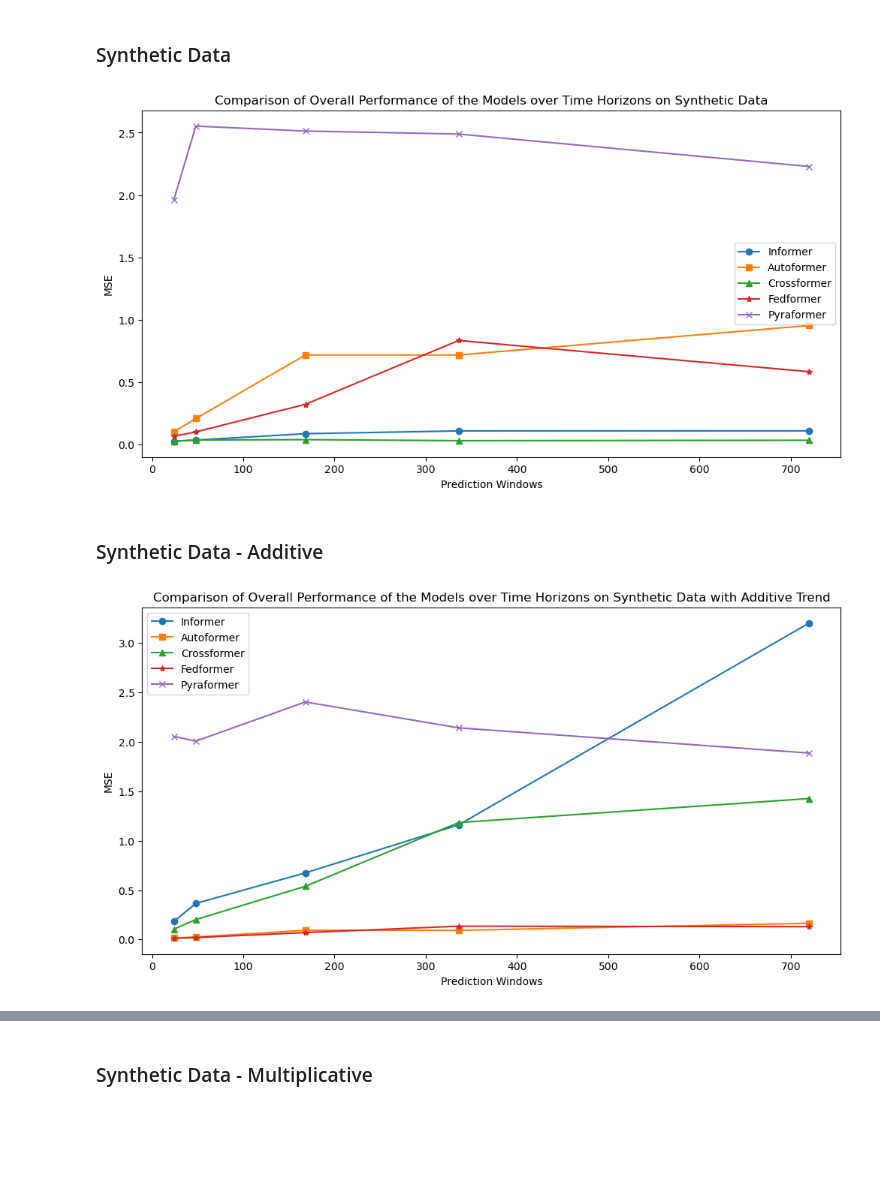
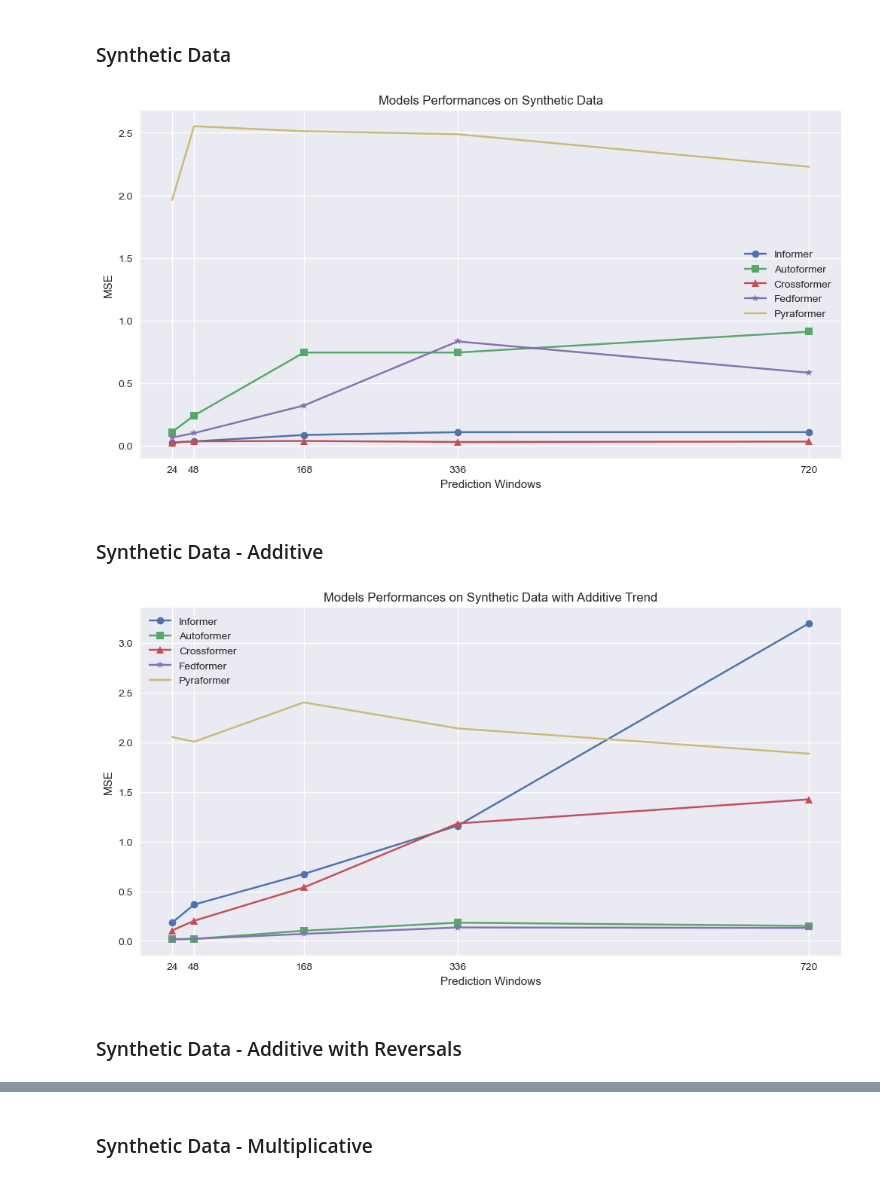
Before and after one commit to anasashb/TransformersEnergyTS, a Jupyter notebook: result_analysis.ipynb, the cells around one changed output, grey strips where cells are left out. Saved outputs shown, nothing was run; the diff lists cells and outputs as text; code cells hidden in the pictures; blank space fills up the shorter version.

```diff
--- a/result_analysis.ipynb
+++ b/result_analysis.ipynb
@@ -1,6 +1,7 @@
 # %%
 import numpy as np
 import matplotlib.pyplot as plt
+plt.style.use('seaborn-v0_8')
 import pandas as pd
 # %%
 # MSE function
@@ -150,19 +151,20 @@ mse_synth_pyraformer = [np.mean(mse_pyrasynth_24), np.mean(mse_pyrasynth_48), np
 # %%
 windows = [24, 48, 168, 336, 720]
 plt.figure(figsize=(12, 6))
 plt.plot(windows, mse_synth_informer, marker='o', label='Informer')
 plt.plot(windows, mse_synth_autoformer, marker='s', label='Autoformer')
 plt.plot(windows, mse_synth_crossformer , marker='^', label='Crossformer')
 plt.plot(windows, mse_synth_fedformer, marker='*', label='Fedformer')
 plt.plot(windows, mse_synth_pyraformer, marker='x', label='Pyraformer')
 plt.xlabel('Prediction Windows')
+plt.xticks(windows)
 plt.ylabel('MSE')
-plt.title('Comparison of Overall Performance of the Models over Time Horizons on Synthetic Data')
+plt.title('Models Performances on Synthetic Data')
 plt.legend()
 plt.show()
 plt.close()
 # %% [output]
-[figure, old version]
+[figure, new version]
 # %% [markdown]
 ### Synthetic Data - Additive
 # %%
@@ -315,9 +317,12 @@ plt.plot(windows, mse_synthadd_fedformer, marker='*', label='Fedformer')
 plt.plot(windows, mse_synthadd_pyraformer, marker='x', label='Pyraformer')
 plt.xlabel('Prediction Windows')
 plt.ylabel('MSE')
-plt.title('Comparison of Overall Performance of the Models over Time Horizons on Synthetic Data with Additive Trend')
+plt.xticks(windows)
+plt.title('Models Performances on Synthetic Data with Additive Trend')
 plt.legend()
 plt.show()
 plt.close()
 # %% [output]
-[figure, old version]
+[figure, new version]
+# %% [markdown]
+### Synthetic Data - Additive with Reversals
```
Also changed, not shown: parts of 21 cells of this notebook, 17 other files.
